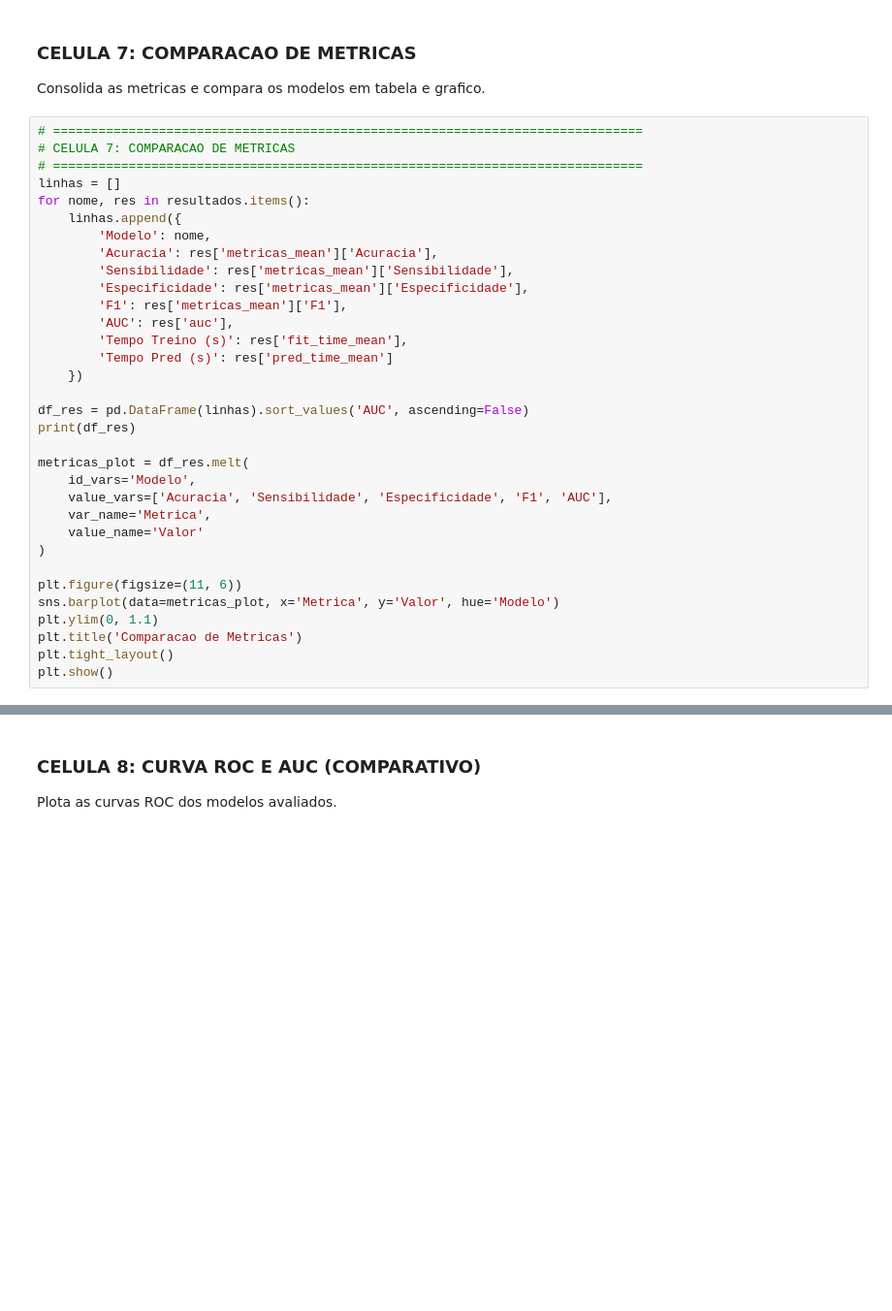
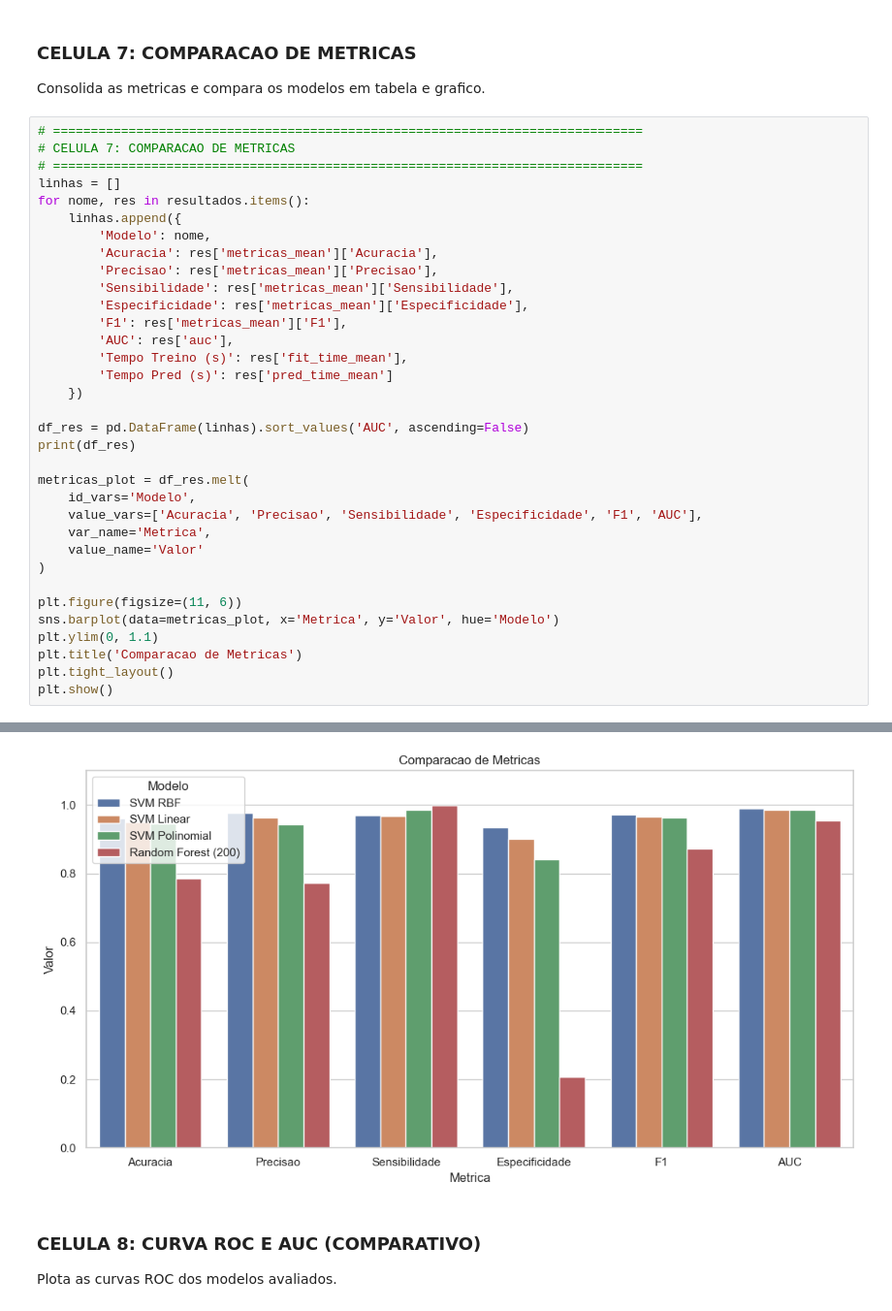
Before and after one commit to MauroGutMB/cxray-ia, a Jupyter notebook: notebooks/SVM_RF/RedesElásticas.ipynb, the cells around one changed output, grey strips where cells are left out. Shown at 97% size. Drawn from its saved outputs; the diff is of its cells as text; blank space fills up the shorter version.

```diff
--- a/notebooks/SVM_RF/RedesElásticas.ipynb
+++ b/notebooks/SVM_RF/RedesElásticas.ipynb
@@ -383,6 +455,7 @@ for nome, res in resultados.items():
     linhas.append({
         'Modelo': nome,
         'Acuracia': res['metricas_mean']['Acuracia'],
+        'Precisao': res['metricas_mean']['Precisao'],
         'Sensibilidade': res['metricas_mean']['Sensibilidade'],
         'Especificidade': res['metricas_mean']['Especificidade'],
         'F1': res['metricas_mean']['F1'],
@@ -396,7 +469,7 @@ print(df_res)
 
 metricas_plot = df_res.melt(
     id_vars='Modelo',
-    value_vars=['Acuracia', 'Sensibilidade', 'Especificidade', 'F1', 'AUC'],
+    value_vars=['Acuracia', 'Precisao', 'Sensibilidade', 'Especificidade', 'F1', 'AUC'],
     var_name='Metrica',
     value_name='Valor'
 )
@@ -407,3 +480,4 @@ plt.ylim(0, 1.1)
 plt.title('Comparacao de Metricas')
 plt.tight_layout()
 plt.show()
+# %% [output]
@@ -410,3 +495,4 @@ plt.show()
+[figure, added]
 # %% [markdown]
 ### **CELULA 8: CURVA ROC E AUC (COMPARATIVO)**
 
```
Also changed, not shown: parts of 11 cells of this notebook, 1 other file.
